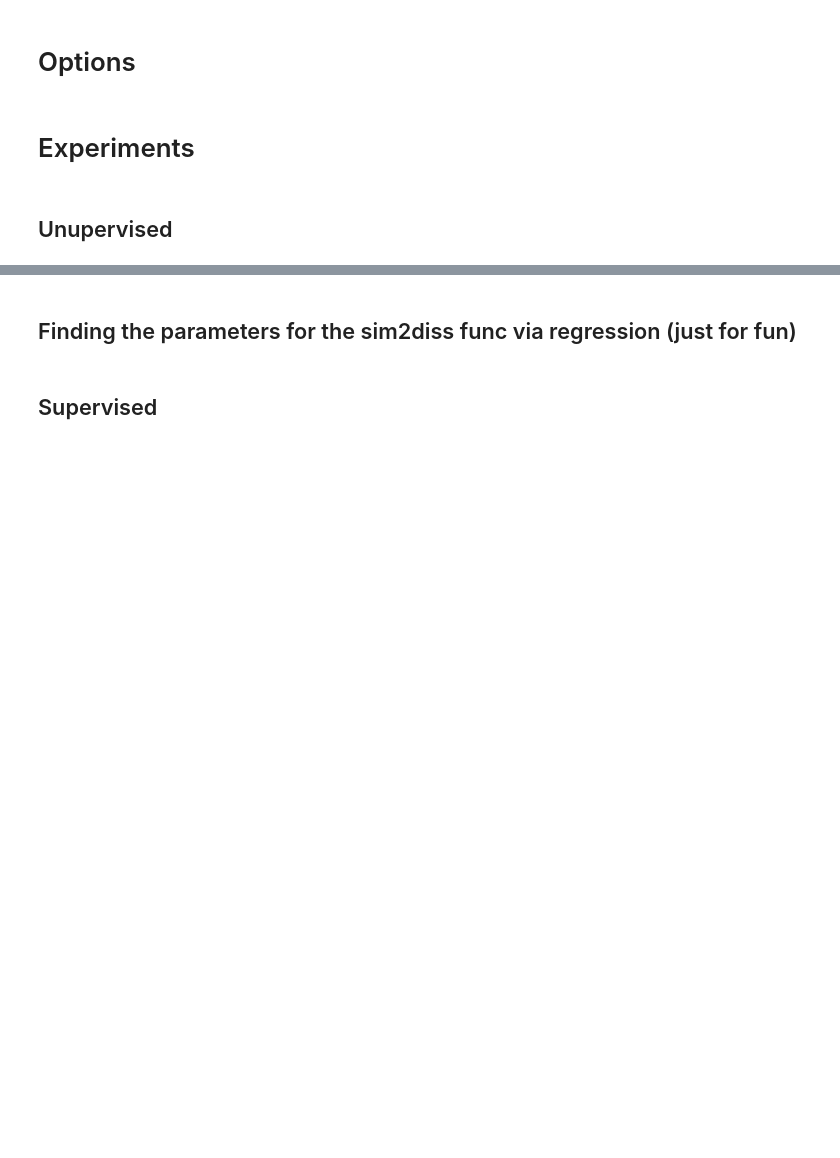
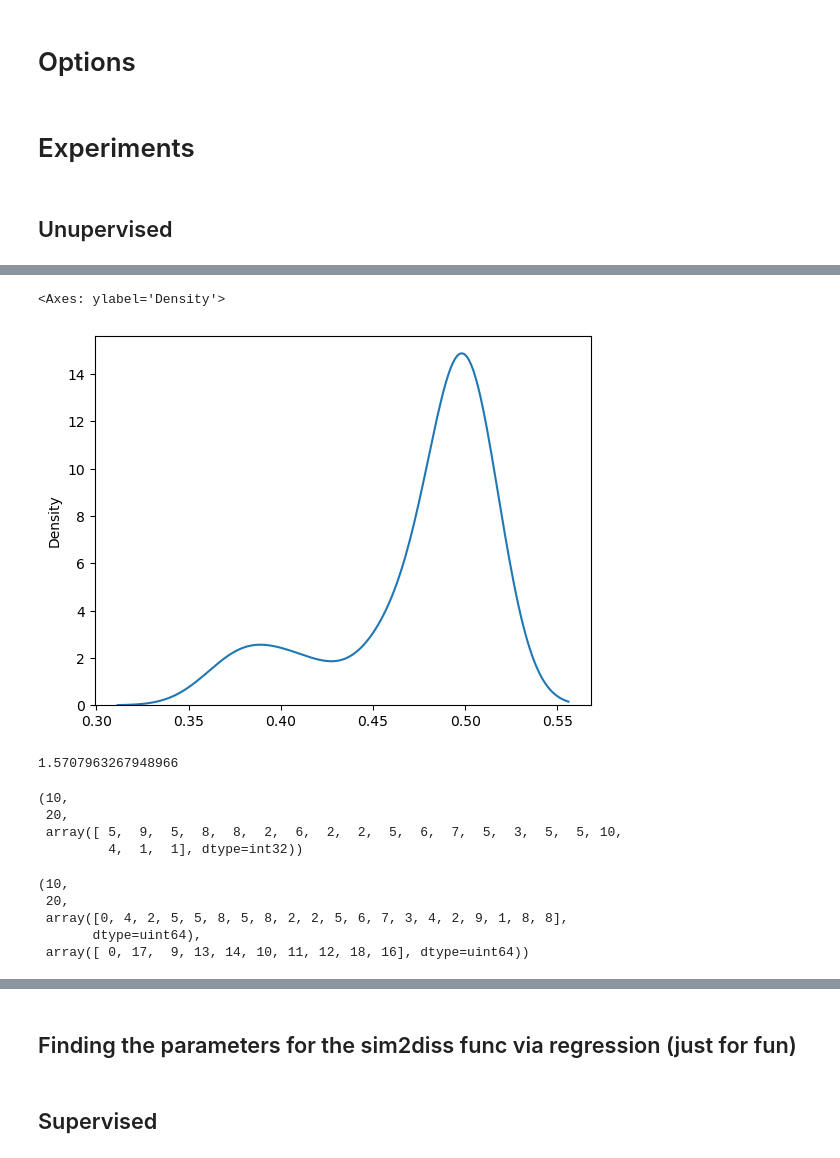
Before and after one commit to 1-0-GO/PRI2024, a Jupyter notebook: P2/Experiments.ipynb, the cells around one changed output, grey strips where cells are left out. Saved outputs shown, nothing was run; the diff lists cells and outputs as text; code cells hidden in the pictures; blank space fills up the shorter version.

```diff
--- a/P2/Experiments.ipynb
+++ b/P2/Experiments.ipynb
@@ -65,14 +94,16 @@ document_embeddings_path = os.path.join('./embeddings', 'document_embeddings.pkl
 document_embeddings_by_cat = pickle_load(document_embeddings_path)
 # %%
 np.random.seed(42)
-d=0
+d=10
 b = 0.5
 k = 1
 dM = bert_compute_dissimilarity_matrix(d, file_path=sentence_embeddings_path)
+dM0 = tf_idf_compute_dissimilarity_matrix(d, I)
 sim2diss1 = lambda S: np.exp(-k(S+b))
 sim2diss2 = lambda S: (2/np.pi) * np.arccos((1-b)*S+b)
 sim2diss3 = lambda S: b*(1-np.log(1+k*S)/np.log(1+k))
 dM2 = tf_idf_compute_dissimilarity_matrix(d, I, conversion_function=sim2diss2)
+dM3 = tf_idf_compute_dissimilarity_matrix(d, I, conversion_function=sim2diss3)
 # %%
 Q1, Q2, Q3 = np.percentile(dM2.compressed(), [25, 50, 75])
 IQR = Q3 - Q1
@@ -85,9 +133,29 @@ sns.kdeplot(dM2.compressed())
+# %%
+sns.kdeplot(dM3.compressed())
+# %% [output]
+<Axes: ylabel='Density'>
+[figure, added]
+# %%
+np.arccos(np.min(1-dM2))
+# %% [output]
+1.5707963267948966
 # %%
 n_clust, (labels,_) = sentence_clustering(dM2, algorithm='agglomerative', linkage='complete', kmax=len(dM2)//2)
 n_clust, len(labels), labels
+# %% [output]
+(10,
+ 20,
+ array([ 5,  9,  5,  8,  8,  2,  6,  2,  2,  5,  6,  7,  5,  3,  5,  5, 10,
+         4,  1,  1], dtype=int32))
 # %%
 n_clust, (labels, indices) = sentence_clustering(dM2, kmax=len(dM)//2)
 n_clust, len(labels), labels, indices
+# %% [output]
+(10,
+ 20,
+ array([0, 4, 2, 5, 5, 8, 5, 8, 2, 2, 5, 6, 7, 3, 4, 2, 9, 1, 8, 8],
+       dtype=uint64),
+ array([ 0, 17,  9, 13, 14, 10, 11, 12, 18, 16], dtype=uint64))
 # %%
 a = lambda y: lambda x: x+y
 b = a(1)
```
Also changed, not shown: parts of 17 cells of this notebook, 1 other file.
